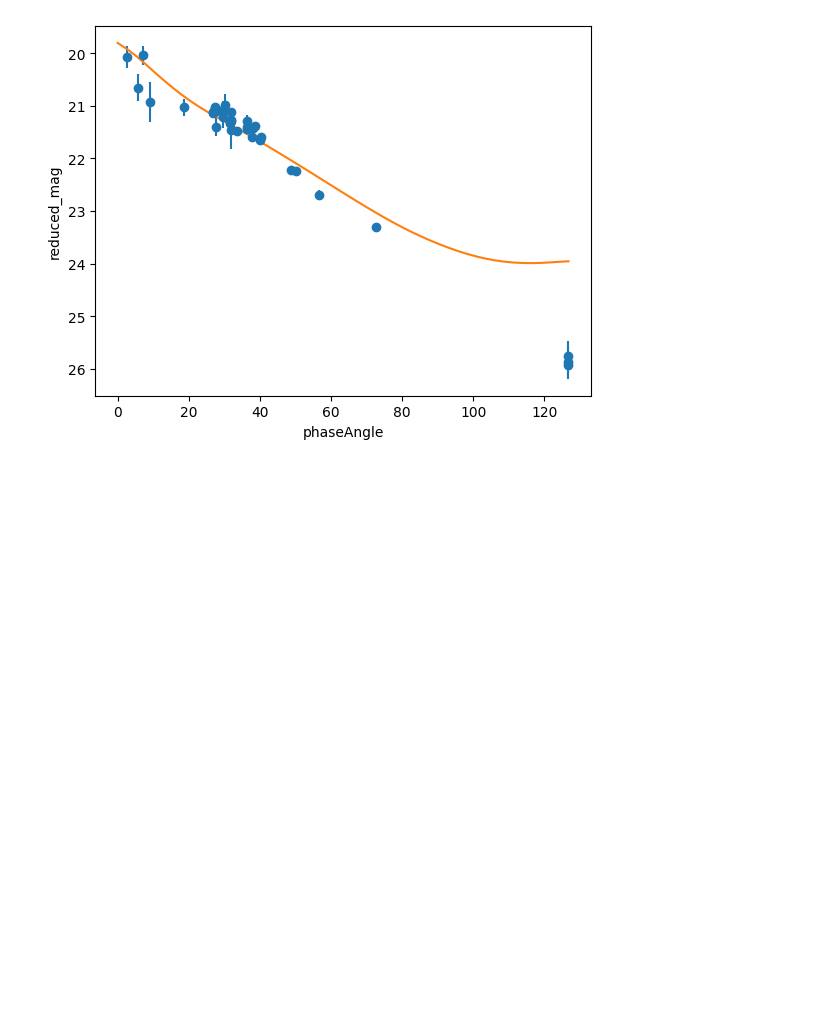
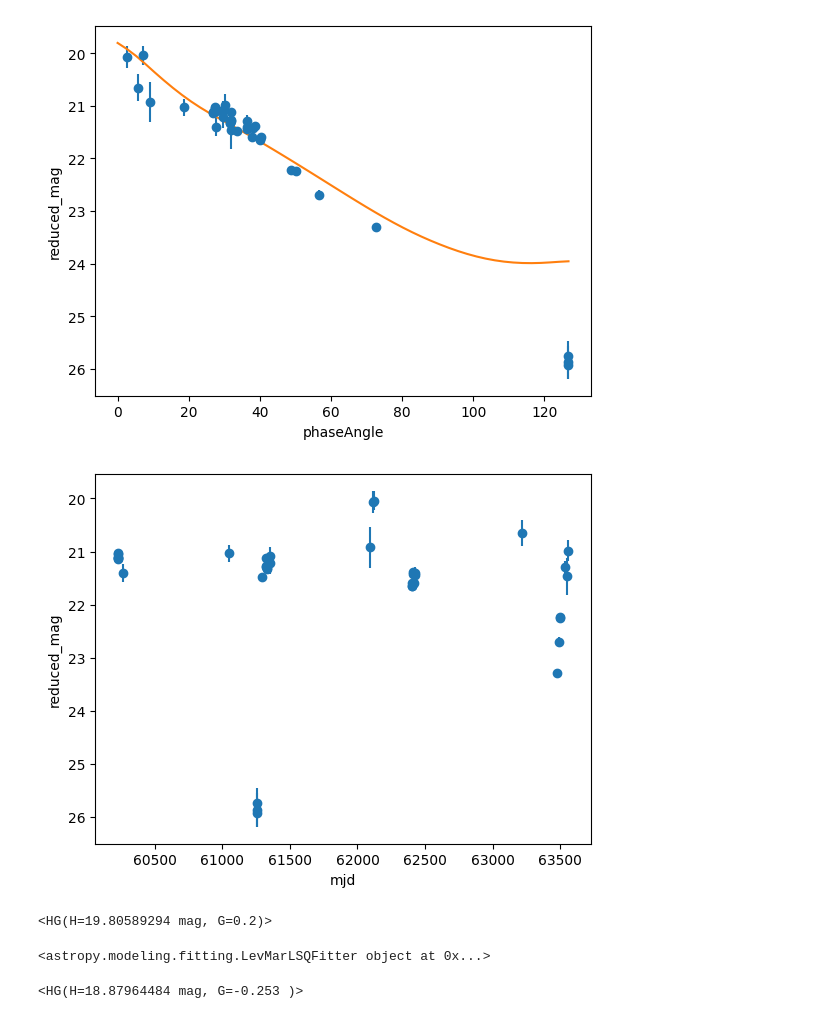
Before and after one commit to lsst-uk/lsst-adler, a Jupyter notebook: notebooks/adler_examples.ipynb, the cells around one changed output. Saved outputs shown, nothing was run; the diff lists cells and outputs as text; code cells hidden in the pictures; blank space fills up the shorter version.

Commit message:
calculate an adler phasecurve

```diff
--- a/notebooks/adler_examples.ipynb
+++ b/notebooks/adler_examples.ipynb
@@ -112,3 +141,25 @@ ax1.set_ylabel(y_plot)
 plt.show()
 # %% [output]
 [figure]
+# %%
+# plot the observations
+x_plot = "mjd"
+y_plot = "reduced_mag"
+
+x = getattr(planetoid.Observations, x_plot)
+y = getattr(planetoid.Observations,y_plot)
+xerr = planetoid.Observations.magErr
+
+fig = plt.figure()
+gs = gridspec.GridSpec(1, 1)
+ax1 = plt.subplot(gs[0,0])
+
+ax1.errorbar(x,y,xerr, fmt = "o")
+
+ax1.invert_yaxis()
+ax1.set_xlabel(x_plot)
+ax1.set_ylabel(y_plot)
+
+plt.show()
+# %% [output]
+[figure, added]
@@ -114,0 +172,11 @@ plt.show()
+# %%
+pc_fit.model_function
+# %% [output]
+<HG(H=19.80589294 mag, G=0.2)>
+# %%
+pc_fit.FitModel(phase_angle = planetoid.Observations.phaseAngle * u.deg,
+            reduced_mag = planetoid.Observations.reduced_mag * u.mag,
+            mag_err = planetoid.Observations.magErr * u.mag)
+# %% [output]
+<astropy.modeling.fitting.LevMarLSQFitter object at 0x...>
+<HG(H=18.87964484 mag, G=-0.253 )>
```
Also changed, not shown: parts of 7 cells of this notebook.
